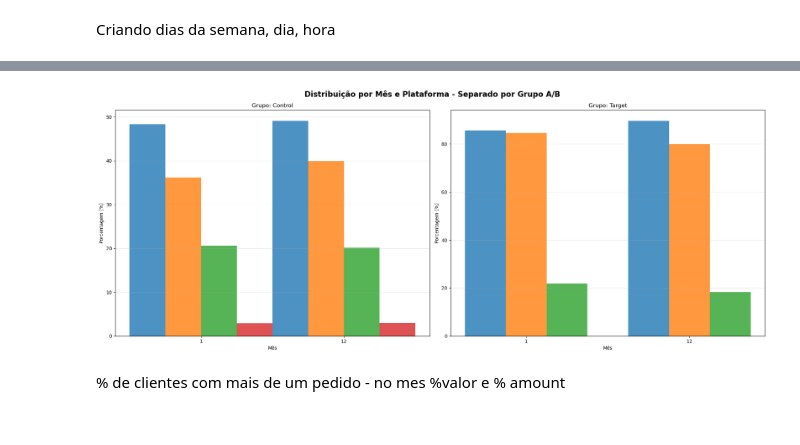
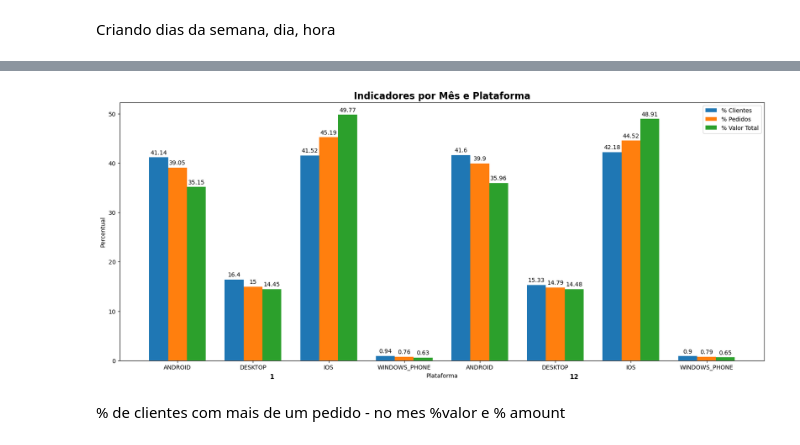
Before and after one commit to elianezanlorense/ifood_cs, a Jupyter notebook: code/notebook/05.cli_res.ipynb, the cells around one changed output, grey strips where cells are left out. Cells and saved outputs as stored; diff of their text form; code cells hidden in the pictures.

```diff
--- a/code/notebook/05.cli_res.ipynb
+++ b/code/notebook/05.cli_res.ipynb
@@ -24,6 +24,6 @@ from utilities.functions import (
 # %%
 from pathlib import Path
 BASE_PATH = Path("/Users/maceli/ifood_cs/dados")
-df = pd.read_parquet(BASE_PATH / "silver" / "df_p_2.parquet").drop([ "delivery_address_district", "delivery_address_country",'customer_name','active','created_at','delivery_address_external_id'], axis=1)
+df = pd.read_parquet(BASE_PATH / "silver" / "df_p_2.parquet")#.drop([ "delivery_address_district", "delivery_address_country",'customer_name','active','created_at','delivery_address_external_id'], axis=1)
 df.head()
 # %% [output]
@@ -35,0 +46,7 @@ df.head()
+# %%
+df_stats_mes = (
+        df.groupby(['order_created_month','is_target'])
+          .agg(
+              total_clientes=('customer_id', 'nunique')))
+
+df_stats_mes
@@ -53,7 +77,7 @@ def gerar_stats(df, group_cols):
         df.groupby(['order_created_month'] + group_cols)
           .agg(
               total_clientes=('customer_id', 'nunique'),
-              total_pedidos=('order_id', 'count'),
+              total_pedidos=('unique_order_hash', 'count'),
               total_ordem=('order_total_amount', 'sum')
           )
           .reset_index()
@@ -72,6 +96,6 @@ def gerar_stats(df, group_cols):
 
     return df_stats_mes
 # %%
-summary_mes=gerar_stats(df,['is_target','origin_platform'])
+summary_mes=gerar_stats(df,['origin_platform'])
 summary_mes
 # %% [output]
@@ -93,52 +111,60 @@ summary_mes
 # %%
 import matplotlib.pyplot as plt
-import seaborn as sns
 import numpy as np
 
-# Criar subplots para cada is_target
-fig, axes = plt.subplots(1, 2, figsize=(20, 8))
-fig.suptitle('Distribuição por Mês e Plataforma - Separado por Grupo A/B', fontsize=16, fontweight='bold')
+metrics = ['perc_clientes', 'perc_pedidos', 'perc_amount']
+metric_names = ['% Clientes', '% Pedidos', '% Valor Total']
 
-# Para cada grupo (control e target)
-for idx, target in enumerate(['control', 'target']):
-    # Filtrar dados por is_target
-    target_data = summary_mes[summary_mes['is_target'] == target]
+data = summary_mes.copy()
 
-    # Posições no eixo X
-    meses = sorted(target_data['order_created_month'].unique())
-    x = np.arange(len(meses))
-    width = 0.25
+# Ordenar por mês e plataforma
+data = data.sort_values(['order_created_month', 'origin_platform'])
 
-    # Para cada plataforma
-    platforms = target_data['origin_platform'].unique()
-    colors = ['#1f77b4', '#ff7f0e', '#2ca02c', '#d62728'][:len(platforms)]
+# Criar label visível por barra (plataforma)
+data['label'] = data['origin_platform']
 
-    for i, platform in enumerate(platforms):
-        platform_data = target_data[target_data['origin_platform'] == platform]
+labels = data['label'].tolist()
+meses = data['order_created_month'].tolist()
 
-        # Reordenar por mês
-        platform_data = platform_data.set_index('order_created_month').reindex(meses).reset_index()
+x = np.arange(len(labels))
+width = 0.25
+multiplier = 0
 
-        # Barras empilhadas para as 3 métricas
-        axes[idx].bar(x + i*width, platform_data['perc_clientes'], width,
-                     alpha=0.8, color=colors[i])
+fig, ax = plt.subplots(figsize=(16, 7), layout='constrained')
 
-        axes[idx].bar(x + i*width, platform_data['perc_pedidos'], width,
-                     alpha=0.8, color=colors[i],
-                     bottom=platform_data['perc_clientes'])
+indicadores = {
+    '% Clientes': data['perc_clientes'].values,
+    '% Pedidos': data['perc_pedidos'].values,
+    '% Valor Total': data['perc_amount'].values
+}
 
-        axes[idx].bar(x + i*width, platform_data['perc_amount'], width,
-                     alpha=0.8, color=colors[i],
-                     bottom=platform_data['perc_clientes'] + platform_data['perc_pedidos'])
+for nome_indicador, valores in indicadores.items():
+    offset = width * multiplier
+    rects = ax.bar(x + offset, valores, width, label=nome_indicador)
+    ax.bar_label(rects, padding=3)
+    multiplier += 1
 
-    axes[idx].set_xlabel('Mês')
-    axes[idx].set_ylabel('Porcentagem (%)')
-    axes[idx].set_title(f'Grupo: {target.title()}')
-    axes[idx].set_xticks(x + width*(len(platforms)-1)/2)
-    axes[idx].set_xticklabels(meses)
-    axes[idx].grid(axis='y', alpha=0.3)
 
-plt.tight_layout()
+# === EIXO X COM PLATAFORMA ===
+ax.set_xticks(x + width)
+ax.set_xticklabels(labels, rotation=0)
+
+# === AGRUPAMENTO VISUAL POR MÊS ===
+unique_months = data['order_created_month'].unique()
+start = 0
+
+for mes in unique_months:
+    count = (data['order_created_month'] == mes).sum()
+    center = start + count / 2 - 0.5
+    ax.text(center, -0.05, str(mes), ha='center', va='top',
+            transform=ax.get_xaxis_transform(), fontsize=11, fontweight='bold')
+    start += count
+
+ax.set_xlabel('Plataforma')
+ax.set_ylabel('Percentual')
+ax.set_title('Indicadores por Mês e Plataforma', fontsize=16, fontweight='bold')
+ax.legend()
+
 plt.show()
 # %% [output]
-[figure, old version]
+[figure, new version]
```
Also changed, not shown: parts of 15 cells of this notebook.
